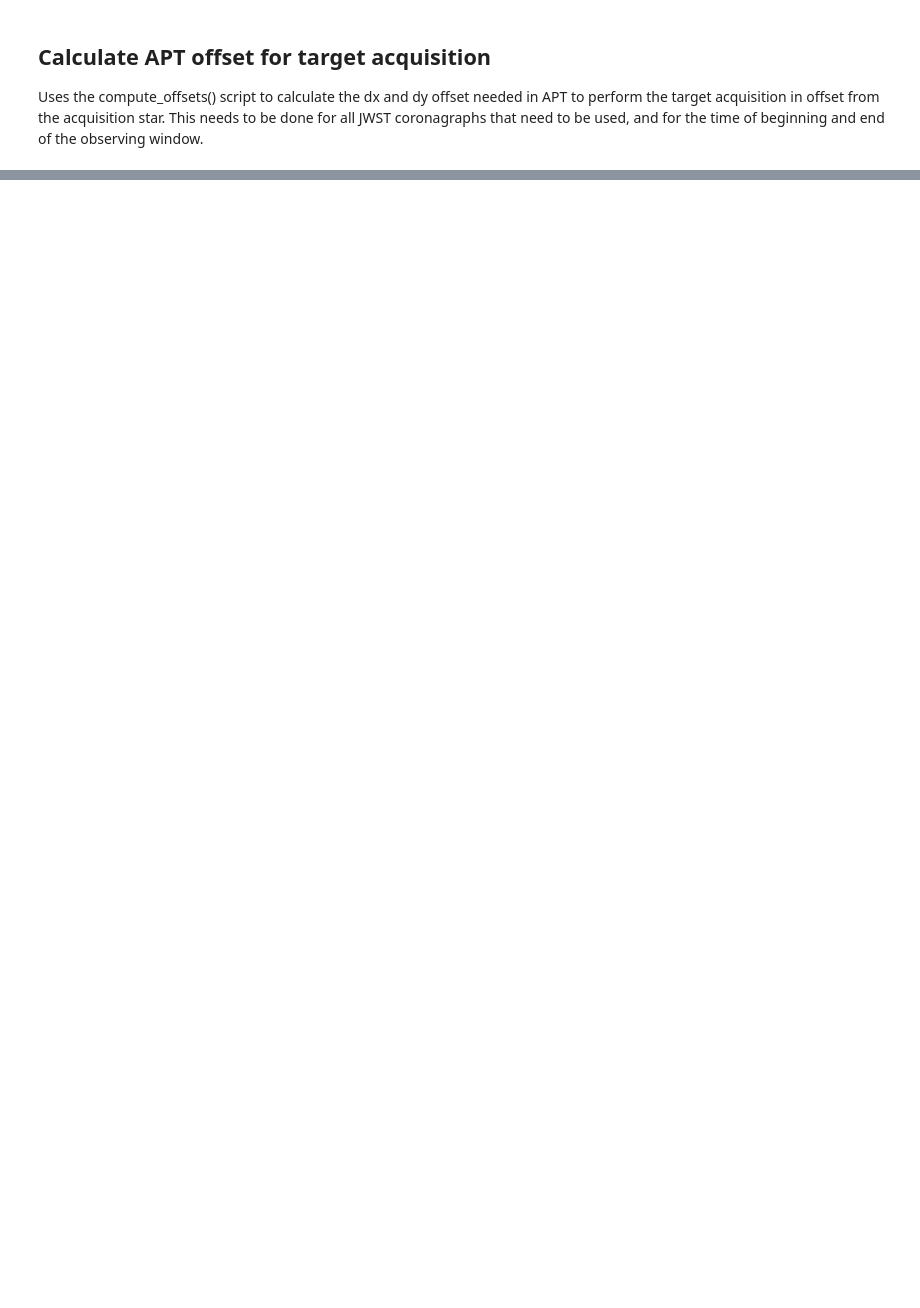
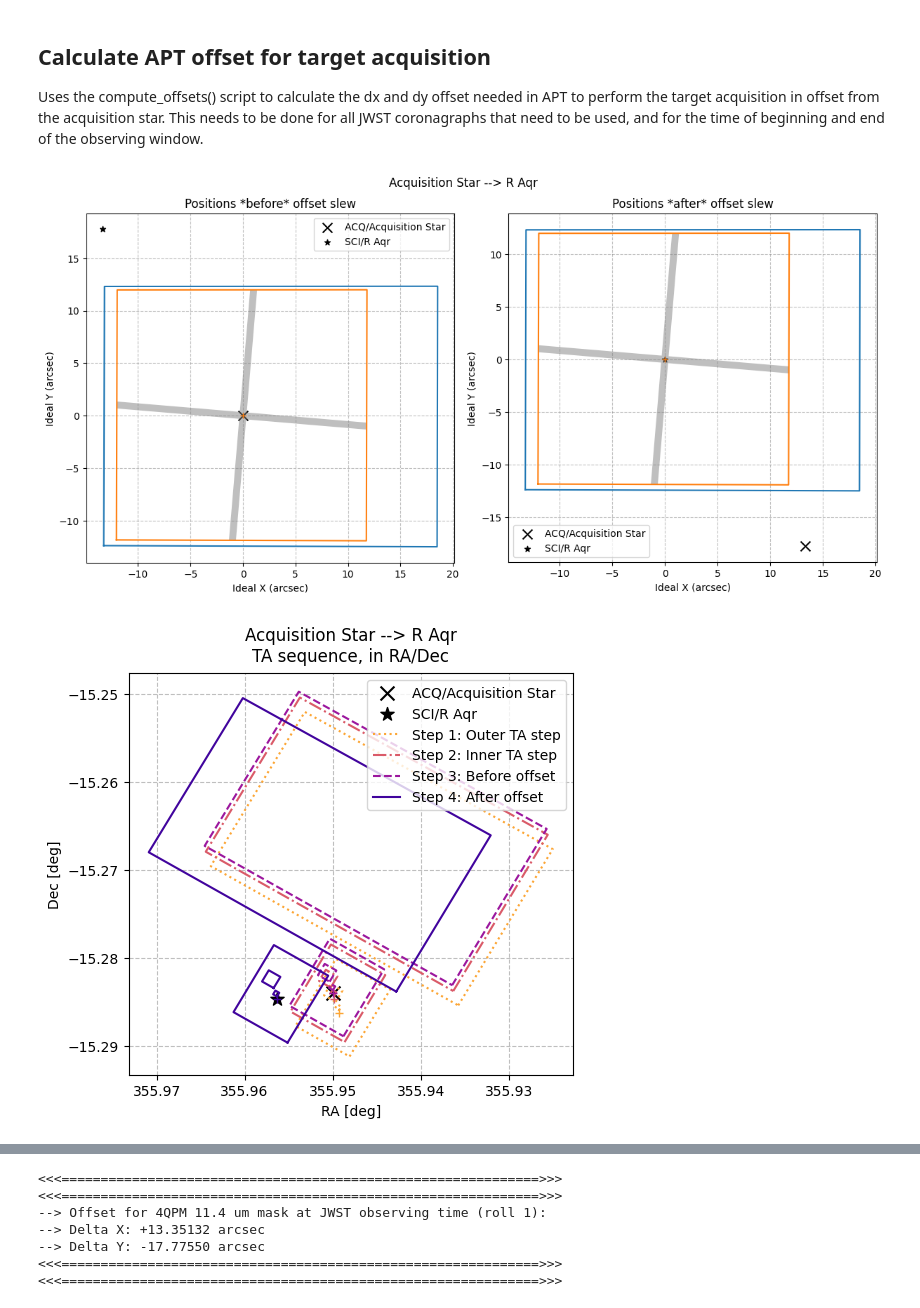
Before and after one commit to mmarengo/jwst_offset, a Jupyter notebook: r_aqr_miri_offset_ta.ipynb, the cells around one changed output, grey strips where cells are left out. Cells and saved outputs as stored; diff of their text form; code cells hidden in the pictures; blank space fills up the shorter version.

Commit message:
Updated calculations for Nov 14, R Aqr now has two rolls

```diff
--- a/r_aqr_miri_offset_ta.ipynb
+++ b/r_aqr_miri_offset_ta.ipynb
@@ -19,6 +19,8 @@ This is the date range for the scheduled JWST observation, and camera configurat
 # %%
 # JWST PA angle of the telescope V3 axis at time of observation
 # V3PA range found in APT -> Visit Planner -> Reports -> Visit -> Total Roll
+V3PA_TIME_R1 = 55.000 # Chosen V3PA at the JWST observing time (roll 1)
+V3PA_TIME_R2 = 65.000 # Chosen V3PA at the JWST observing time (roll 2)
 V3PA_TIME1 = 55.000 # Chosen V3PA at the beginning of JWST observing window
 V3PA_TIME2 = 65.000 # Chosen V3PA at the end of JWST observing window
 
@@ -93,6 +97,9 @@ print(f'--> Position angle with R Aqr: {pa_offset:.4f}')
 ## Update coordinates for R Aqr and acquisition star
 Update position of R Aqr and acquisition star to initial and final date of observing window. Use the apply_space_motion() method of the SkyCoord package.
 # %%
+# Update VLBI coordinates of R Aqr to JWST observing time
+r_aqr_time = r_aqr.apply_space_motion(new_obstime=jwst_time)
+
 # Update VLBI coordinates of R Aqr to beggining of JWST observing window
 r_aqr_time1 = r_aqr.apply_space_motion(new_obstime=jwst_time1)
 
@@ -111,5 +118,8 @@ print(f'--> Position angle: {pa_offset_jwst:.2f}')
 --> Position angle: 318.02 deg
 # %%
+# Update coordinates of acquisition star to JWST observing time
+acqt_time = acqt.apply_space_motion(new_obstime=jwst_time)
+
 # Update coordinates of acquisition star to beggining of JWST observing window
 acqt_time1 = acqt.apply_space_motion(new_obstime=jwst_time1)
 
@@ -131,20 +151,36 @@ print(f'--> Position angle: {pa_offset_jwst:.2f}')
 Uses the compute_offsets() script to calculate the dx and dy offset needed in APT to perform the target acquisition in offset from the acquisition star. This needs to be done for all JWST coronagraphs that need to be used, and for the time of beginning and end of the observing window.
 # %%
 # Setup initial and final slew coordinates for offset script
+R_AQR_RA = r_aqr_time.ra.deg
 R_AQR_RA1 = r_aqr_time1.ra.deg
 R_AQR_RA2 = r_aqr_time2.ra.deg
+R_AQR_DEC = r_aqr_time.dec.deg
 R_AQR_DEC1 = r_aqr_time1.dec.deg
 R_AQR_DEC2 = r_aqr_time2.dec.deg
+ACQT_RA = acqt_time.ra.deg
 ACQT_RA1 = acqt_time1.ra.deg
 ACQT_RA2 = acqt_time2.ra.deg
+ACQT_DEC = acqt_time.dec.deg
 ACQT_DEC1 = acqt_time1.dec.deg
 ACQT_DEC2 = acqt_time2.dec.deg
+
+# Setup initial and final slew coordinates for JWST observing time
+slew_to = {'label': 'R Aqr',
+           'position': SkyCoord(R_AQR_RA, R_AQR_DEC,
+                                unit='deg', frame='icrs')
+          }
+
+slew_from = {'label': 'Acquisition Star',
+             'position': SkyCoord(ACQT_RA, ACQT_DEC,
+                                  unit='deg', frame='icrs')
+             }
 
 # Setup initial and final slew coordinates for beginning of observing window
 slew_to1 = {'label': 'R Aqr',
             'position': SkyCoord(R_AQR_RA1, R_AQR_DEC1,
                                  unit='deg', frame='icrs')
           }
+
 slew_from1 = {'label': 'Acquisition Star',
               'position': SkyCoord(ACQT_RA1, ACQT_DEC1,
                                    unit='deg', frame='icrs')
@@ -155,6 +191,7 @@ slew_to2 = {'label': 'R Aqr',
             'position': SkyCoord(R_AQR_RA2, R_AQR_DEC2,
                                  unit='deg', frame='icrs')
           }
+
 slew_from2 = {'label': 'Acquisition Star',
               'position': SkyCoord(ACQT_RA2, ACQT_DEC2,
                                    unit='deg', frame='icrs')
@@ -163,3 +200,26 @@ slew_from2 = {'label': 'Acquisition Star',
 # Decide if plotting or not
 SHOW_PLOTS = True
 PLOT_FULL = True
+# %%
+# Calculate offsets for 4QPM 11.4 um mask at JWST observing time (roll 1)
+dx, dy = coff.compute_offsets(slew_from,
+                              slew_to,
+                              V3PA_TIME_R1,
+                              CORON_ID_A,
+                              verbose = False,
+                              show_plots = SHOW_PLOTS,
+                              plot_full = PLOT_FULL,
+                              return_offsets = True
+                              )
+
+# Print offsets
+print('<<<=============================================================>>>')
+print('<<<=============================================================>>>')
+print(f'--> Offset for 4QPM 11.4 um mask at JWST observing time (roll 1):')
+print(f'--> Delta X: {dx:+4.5f} arcsec')
+print(f'--> Delta Y: {dy:+4.5f} arcsec')
+print('<<<=============================================================>>>')
+print('<<<=============================================================>>>')
+# %% [output]
+[figure, added]
+[figure, added]
@@ -165,0 +227,7 @@ PLOT_FULL = True
+<<<=============================================================>>>
+<<<=============================================================>>>
+--> Offset for 4QPM 11.4 um mask at JWST observing time (roll 1):
+--> Delta X: +13.35132 arcsec
+--> Delta Y: -17.77550 arcsec
+<<<=============================================================>>>
+<<<=============================================================>>>
```
Also changed, not shown: parts of 12 cells of this notebook, 1 other file.
